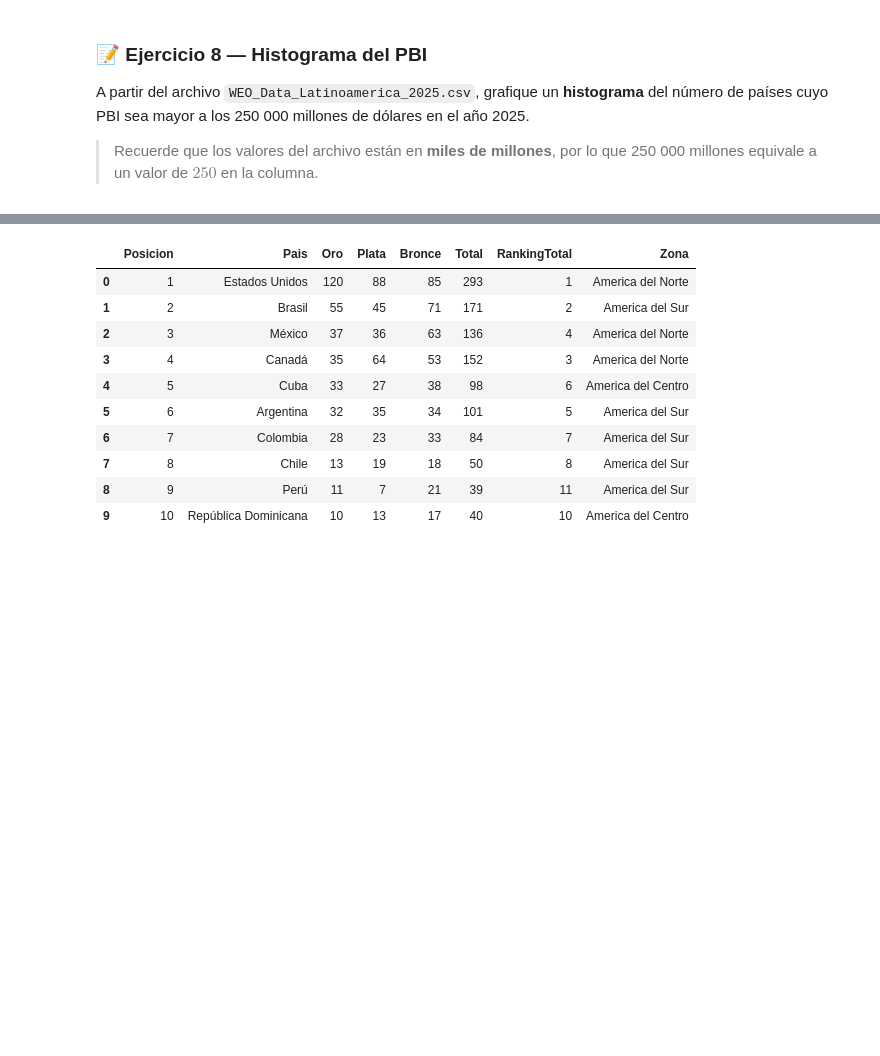
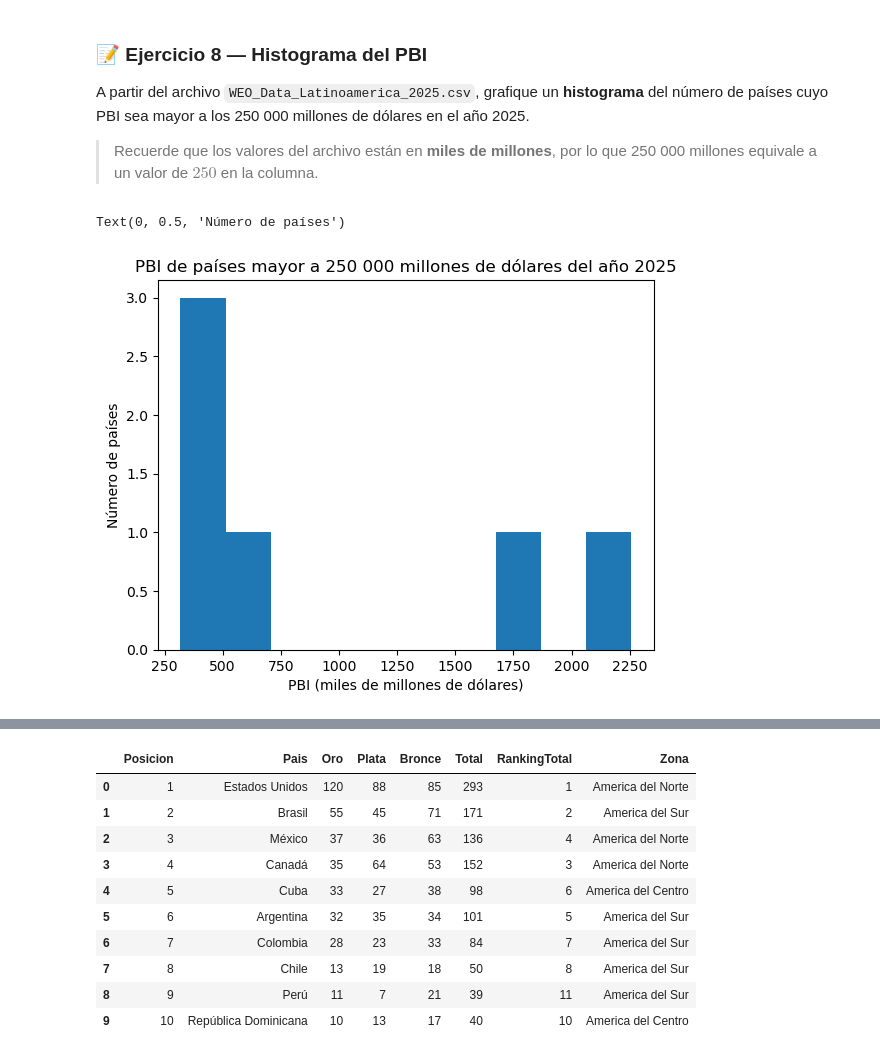
Before and after one commit to jgomezz/cpe_ciencia_datos_python_2026, a Jupyter notebook: mod2_estadistica_y_visualizacion/semana_03_visualization.ipynb, the cells around one changed output, grey strips where cells are left out. Drawn from its saved outputs; the diff is of its cells as text; code cells hidden in the pictures; blank space fills up the shorter version.

```diff
--- a/mod2_estadistica_y_visualizacion/semana_03_visualization.ipynb
+++ b/mod2_estadistica_y_visualizacion/semana_03_visualization.ipynb
@@ -754,3 +754,22 @@ A partir del archivo `WEO_Data_Latinoamerica_2025.csv`, grafique un **histograma
 > Recuerde que los valores del archivo están en **miles de millones**, por lo que 250 000 millones equivale a un valor de $250$ en la columna.
 # %%
 # Escriba su solución aquí
+import pandas as pd
+import matplotlib.pyplot as plt
+
+
+df = pd.read_csv("dataset/fmi//WEO_Data_Latinoamerica_2025.csv")
+
+
+paises = df[df["2025"] > 250]
+
+
+plt.hist(paises["2025"])
+
+
+plt.title("PBI de países mayor a 250 000 millones de dólares del año 2025")
+plt.xlabel("PBI (miles de millones de dólares)")
+plt.ylabel("Número de países")
+# %% [output]
+Text(0, 0.5, 'Número de países')
+[figure, added]
```
Also changed, not shown: parts of 1 cell of this notebook.
